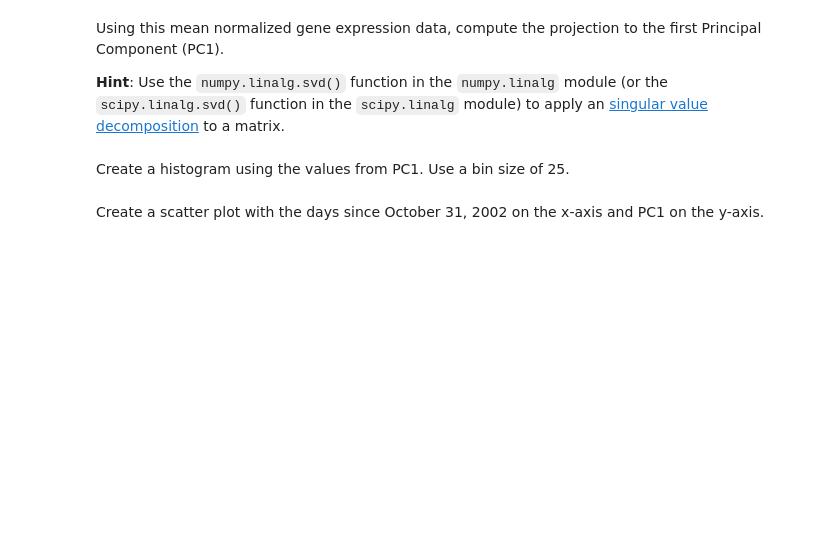
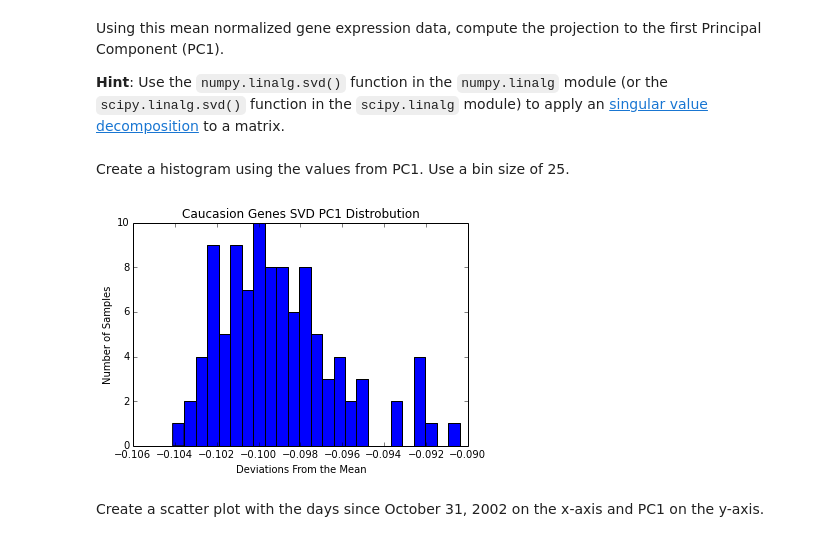
Before and after one commit to userfog/2014, a Jupyter notebook: homework/hw2/HW2.ipynb, the cells around one changed output. Drawn from its saved outputs; the diff is of its cells as text; code cells hidden in the pictures; blank space fills up the shorter version.

```diff
--- a/homework/hw2/HW2.ipynb
+++ b/homework/hw2/HW2.ipynb
@@ -102,0 +175,4 @@ First subset the the `sampleinfo` DataFrame to include only the CEU ethnicity.
+# %%
+sampleinfo = sampleinfo.reset_index()
+sampleinfoCEU = sampleinfo[sampleinfo["ethnicity"].str.contains("CEU")]
+sampleinfoCEU.head()
@@ -106,0 +188,6 @@ Next, subset the `exprs` DataFrame to only include the samples with the CEU ethn
+# %%
+exprsCEU = pd.DataFrame()
+for col in sampleinfoCEU["filename"]:
+	exprsCEU[col] = exprs[col]
+
+exprsCEU.head()
@@ -114,0 +210,4 @@ Compute the average gene expression intensity in the `exprsCEU` DataFrame across
+# %%
+resid = lambda x: (x-x.mean())
+exprsCEU = exprsCEU.apply(resid)
+exprsCEU.head()
@@ -121,2 +226,4 @@ Using this mean normalized gene expression data, compute the projection to the f
+# %%
+U, s, Vh = np.linalg.svd(exprsCEU)
 # %% [markdown]
 Create a histogram using the values from PC1.  Use a bin size of 25.
@@ -125,2 +230,11 @@ Create a histogram using the values from PC1.  Use a bin size of 25.
+# %%
+V = Vh.T
+plt.hist(V[:,0:1], bins=25)
+plt.xlabel("Deviations From the Mean")
+plt.ylabel("Number of Samples")
+plt.title("Caucasion Genes SVD PC1 Distrobution")
+plt.show()
+# %% [output]
+[figure, added]
 # %% [markdown]
 Create a scatter plot with the days since October 31, 2002 on the x-axis and PC1 on the y-axis.
```
Also changed, not shown: parts of 83 cells of this notebook, 2 other files.
